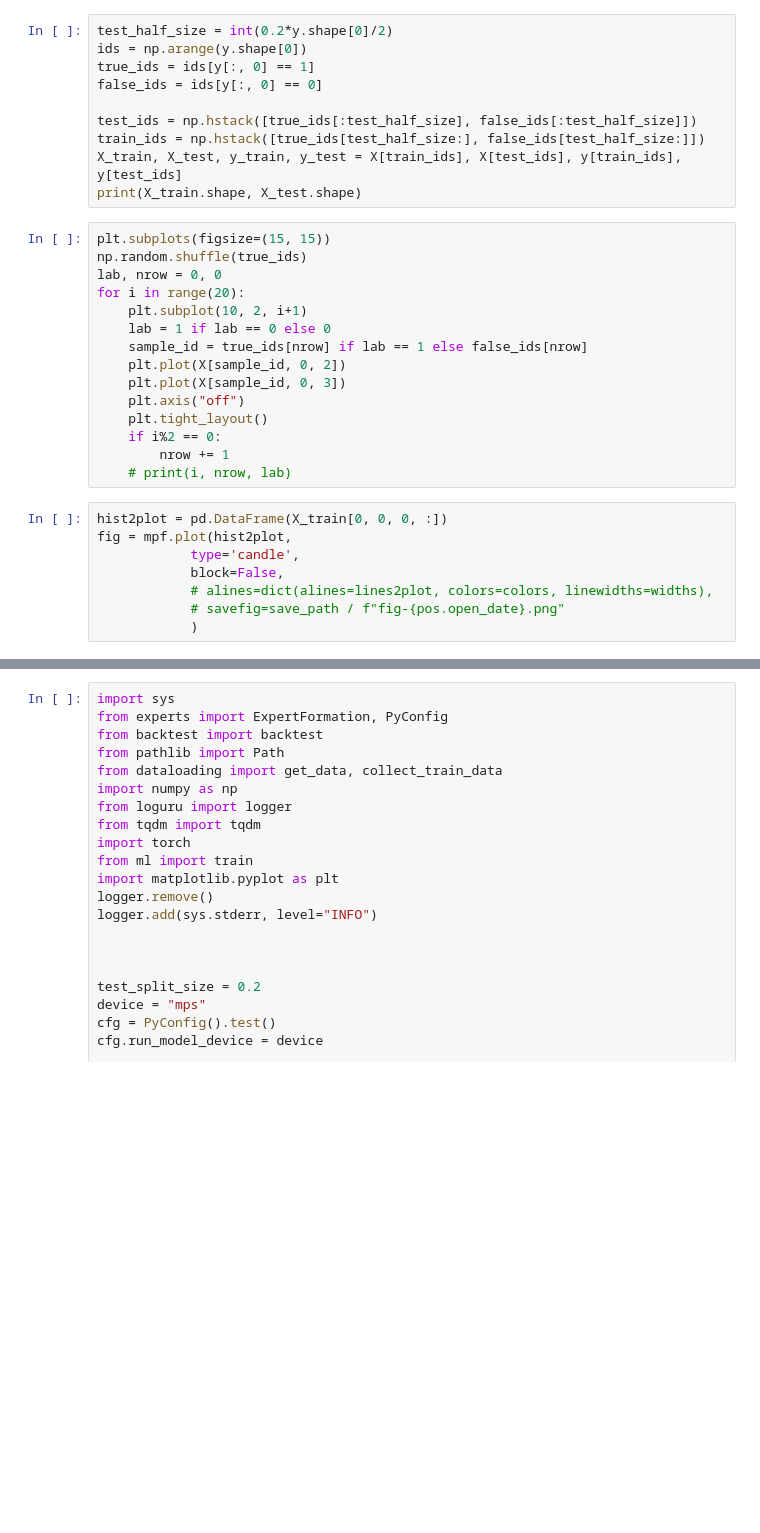
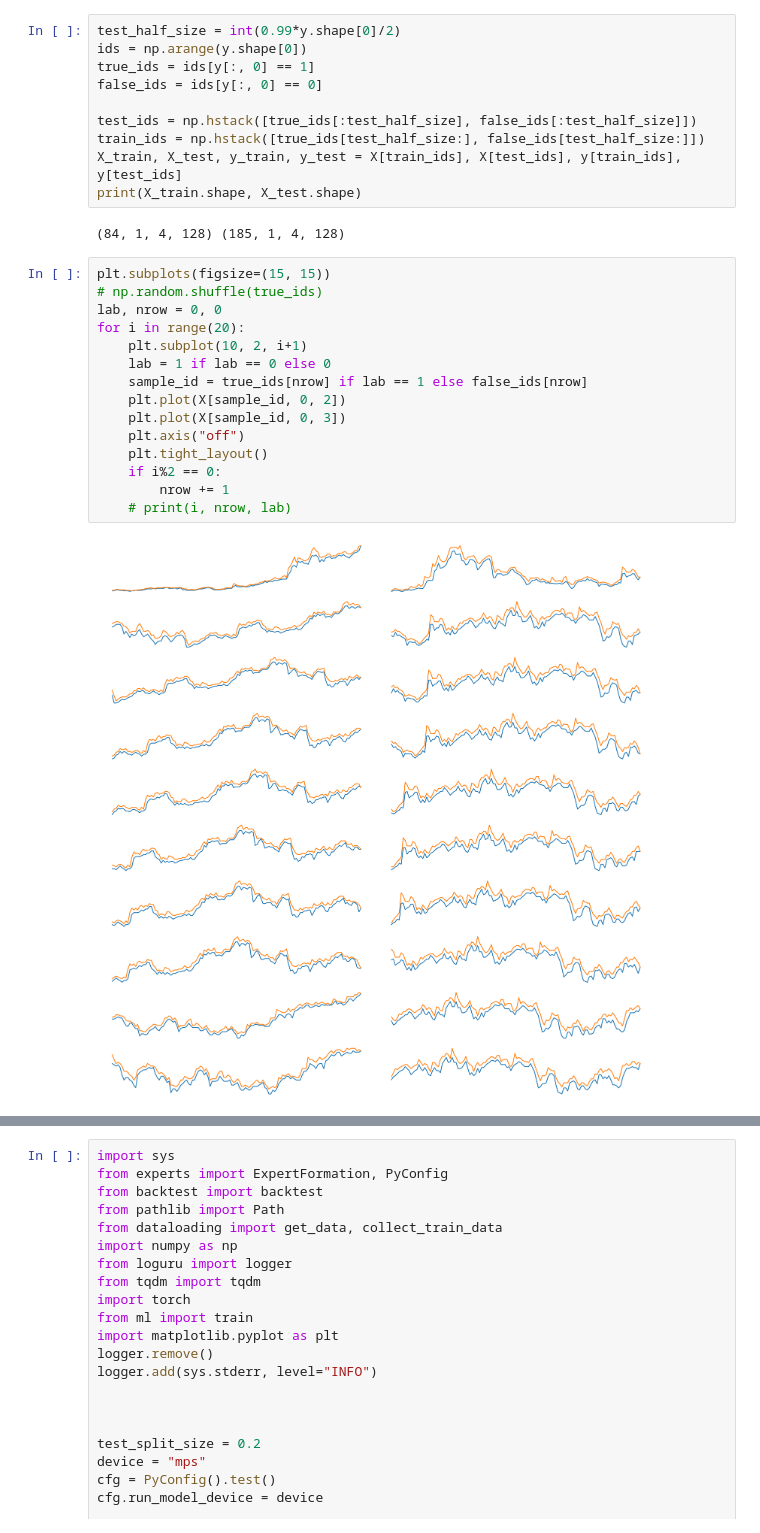
Before and after one commit to binrey/MLTR, a Jupyter notebook: train.ipynb, the cells around one changed output, grey strips where cells are left out. Saved outputs shown, nothing was run; the diff lists cells and outputs as text; blank space fills up the shorter version.

```diff
--- a/train.ipynb
+++ b/train.ipynb
@@ -56,5 +61,5 @@ print(X.shape, y.shape)
 # %%
-test_half_size = int(0.2*y.shape[0]/2)
+test_half_size = int(0.99*y.shape[0]/2)
 ids = np.arange(y.shape[0])
 true_ids = ids[y[:, 0] == 1]
 false_ids = ids[y[:, 0] == 0]
@@ -63,29 +68,25 @@ test_ids = np.hstack([true_ids[:test_half_size], false_ids[:test_half_size]])
 train_ids = np.hstack([true_ids[test_half_size:], false_ids[test_half_size:]])
 X_train, X_test, y_train, y_test = X[train_ids], X[test_ids], y[train_ids], y[test_ids]
 print(X_train.shape, X_test.shape)
+# %% [output]
+(84, 1, 4, 128) (185, 1, 4, 128)
 # %%
 plt.subplots(figsize=(15, 15))
-np.random.shuffle(true_ids)
+# np.random.shuffle(true_ids)
 lab, nrow = 0, 0
 for i in range(20):
     plt.subplot(10, 2, i+1)
     lab = 1 if lab == 0 else 0
     sample_id = true_ids[nrow] if lab == 1 else false_ids[nrow]
     plt.plot(X[sample_id, 0, 2])
     plt.plot(X[sample_id, 0, 3])
     plt.axis("off")
     plt.tight_layout()
     if i%2 == 0:
         nrow += 1
     # print(i, nrow, lab)
+# %% [output]
+[figure, added]
-# %%
-hist2plot = pd.DataFrame(X_train[0, 0, 0, :])
-fig = mpf.plot(hist2plot,
-            type='candle',
-            block=False,
-            # alines=dict(alines=lines2plot, colors=colors, linewidths=widths),
-            # savefig=save_path / f"fig-{pos.open_date}.png"
-            )
 # %%
 device = "mps"
 
```
Also changed, not shown: parts of 5 cells of this notebook.
